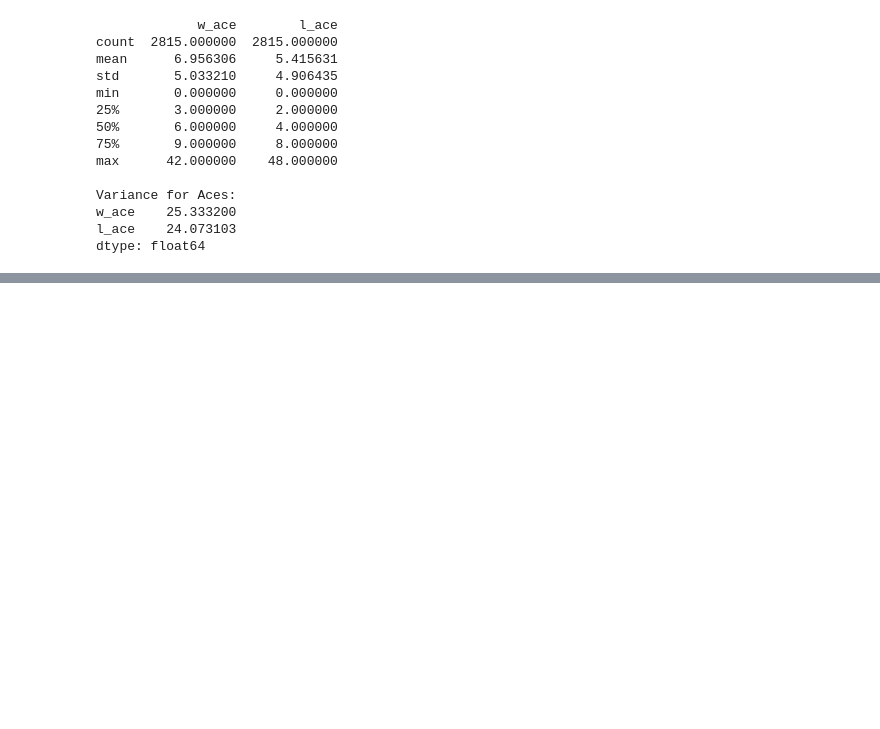
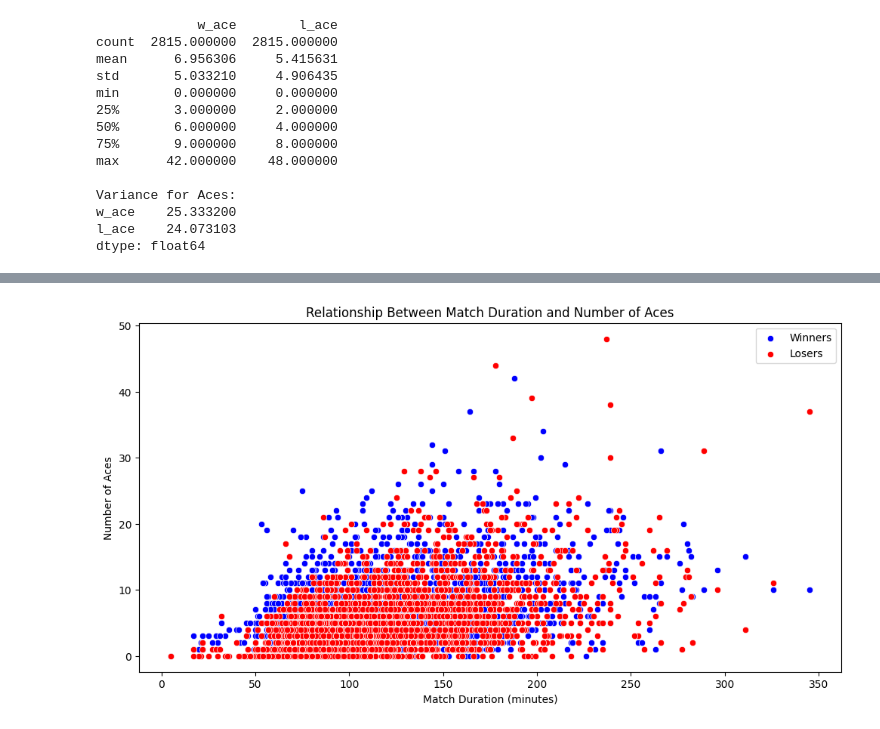
Before and after one commit to mathias1376/projetdata25, a Jupyter notebook: analyse_descriptive_data.ipynb, the cells around one changed output, grey strips where cells are left out. Cells and saved outputs as stored; diff of their text form; code cells hidden in the pictures; blank space fills up the shorter version.

```diff
--- a/analyse_descriptive_data.ipynb
+++ b/analyse_descriptive_data.ipynb
@@ -251,0 +273,15 @@ dtype: float64
+# %%
+import seaborn as sns
+import matplotlib.pyplot as plt
+
+# Scatter plot entre la durée des matchs et le nombre d'aces
+plt.figure(figsize=(12, 6))
+sns.scatterplot(x='minutes', y='w_ace', data=data, color='blue', label='Winners')
+sns.scatterplot(x='minutes', y='l_ace', data=data, color='red', label='Losers')
+plt.title('Relationship Between Match Duration and Number of Aces')
+plt.xlabel('Match Duration (minutes)')
+plt.ylabel('Number of Aces')
+plt.legend()
+plt.show()
+# %% [output]
+[figure, added]
```
Also changed, not shown: parts of 13 cells of this notebook.
